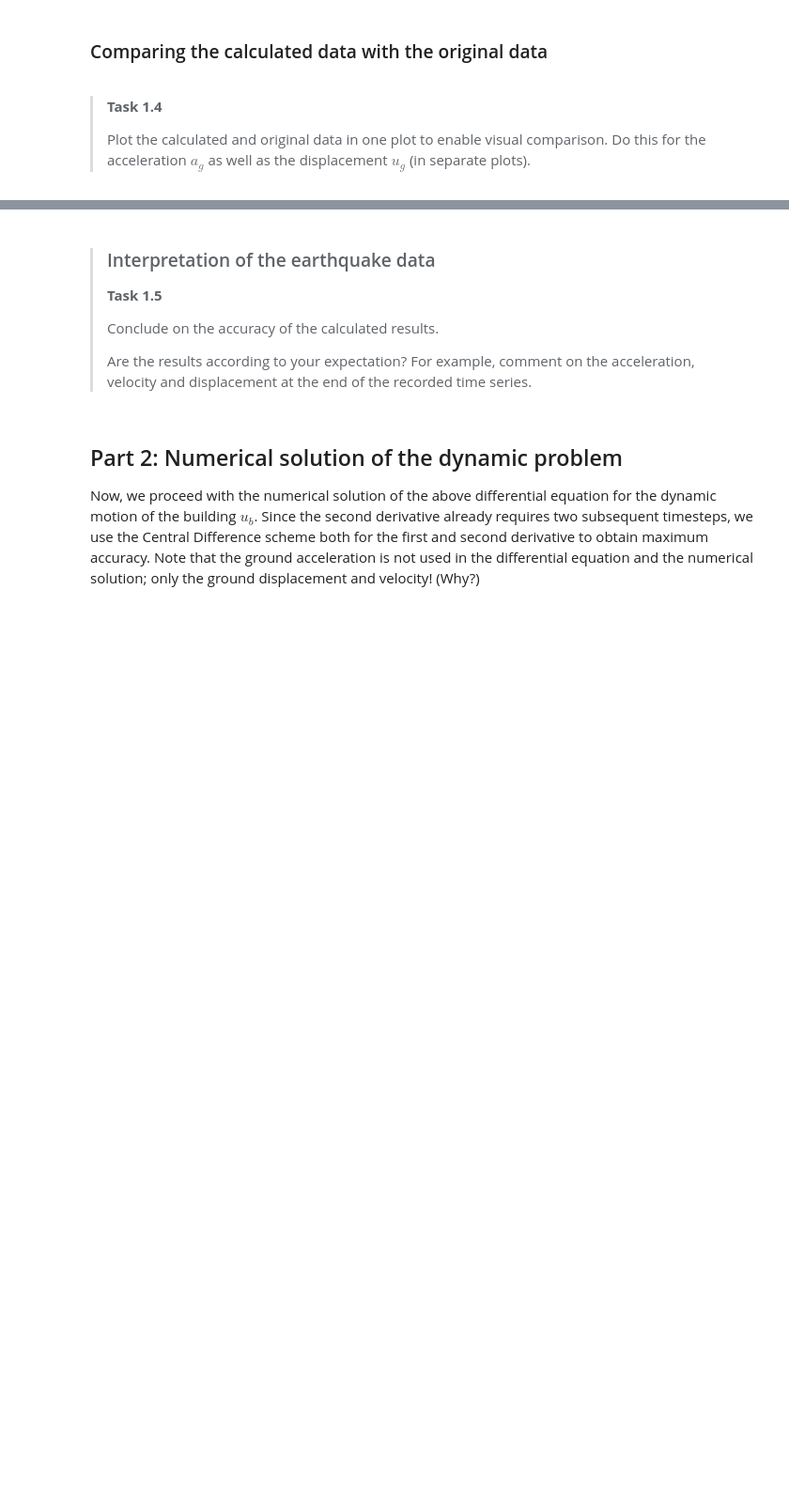
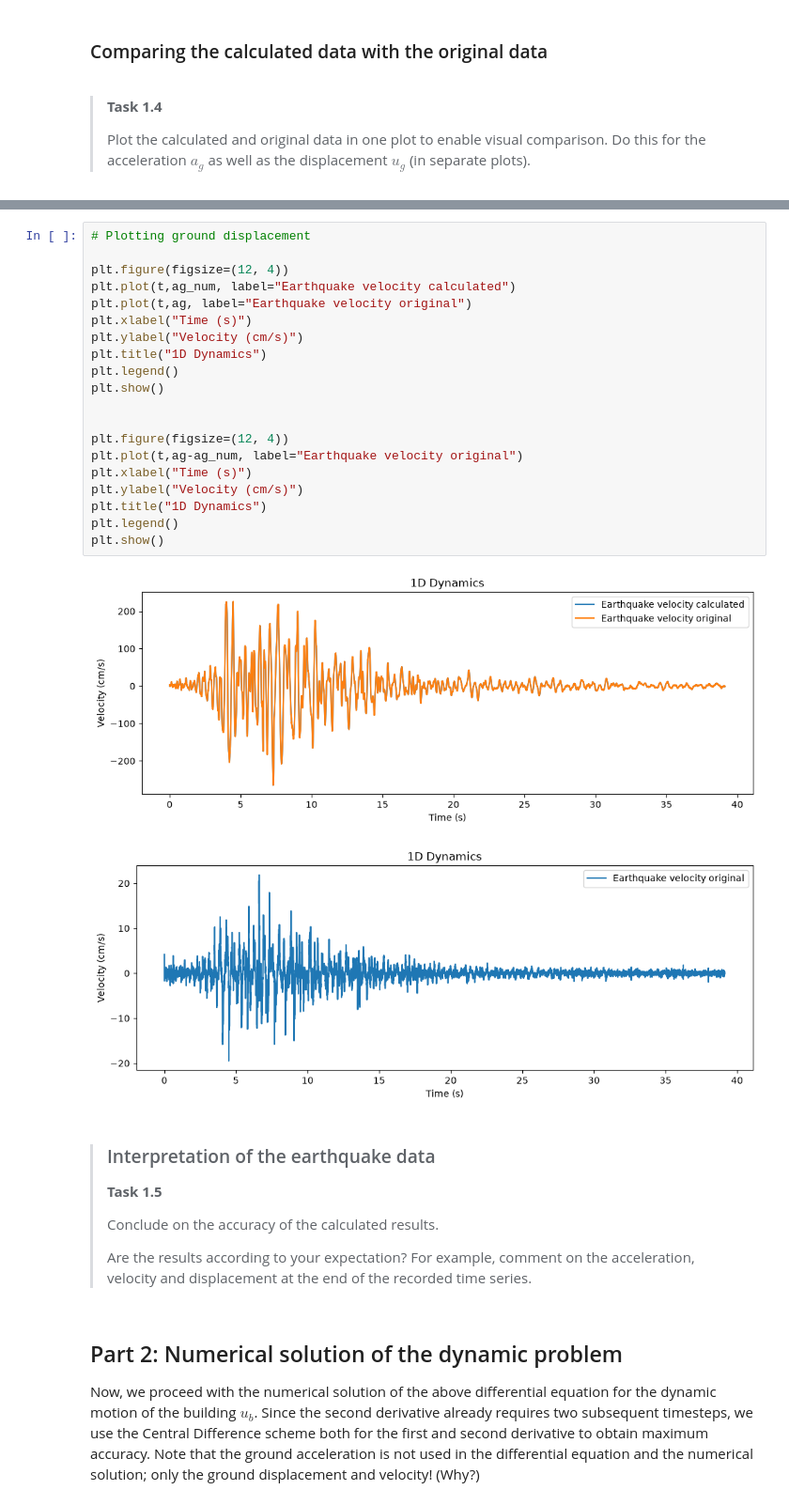
Before and after one commit to prajwalabc/GA1.2, a Jupyter notebook: 1Ddynamics.ipynb, the cells around one changed output, grey strips where cells are left out. Shown at 94% size. Saved outputs shown, nothing was run; the diff lists cells and outputs as text; blank space fills up the shorter version.

```diff
--- a/1Ddynamics.ipynb
+++ b/1Ddynamics.ipynb
@@ -179,3 +188,26 @@ plt.show()
+# %%
+# Plotting ground displacement
+
+plt.figure(figsize=(12, 4))
+plt.plot(t,ag_num, label="Earthquake velocity calculated")
+plt.plot(t,ag, label="Earthquake velocity original")
+plt.xlabel("Time (s)")
+plt.ylabel("Velocity (cm/s)")
+plt.title("1D Dynamics")
+plt.legend()
+plt.show()
+
+
+plt.figure(figsize=(12, 4))
+plt.plot(t,ag-ag_num, label="Earthquake velocity original")
+plt.xlabel("Time (s)")
+plt.ylabel("Velocity (cm/s)")
+plt.title("1D Dynamics")
+plt.legend()
+plt.show()
+# %% [output]
+[figure, added]
+[figure, added]
 # %% [markdown]
 >### Interpretation of the earthquake data
 >
```
Also changed, not shown: parts of 3 cells of this notebook.
